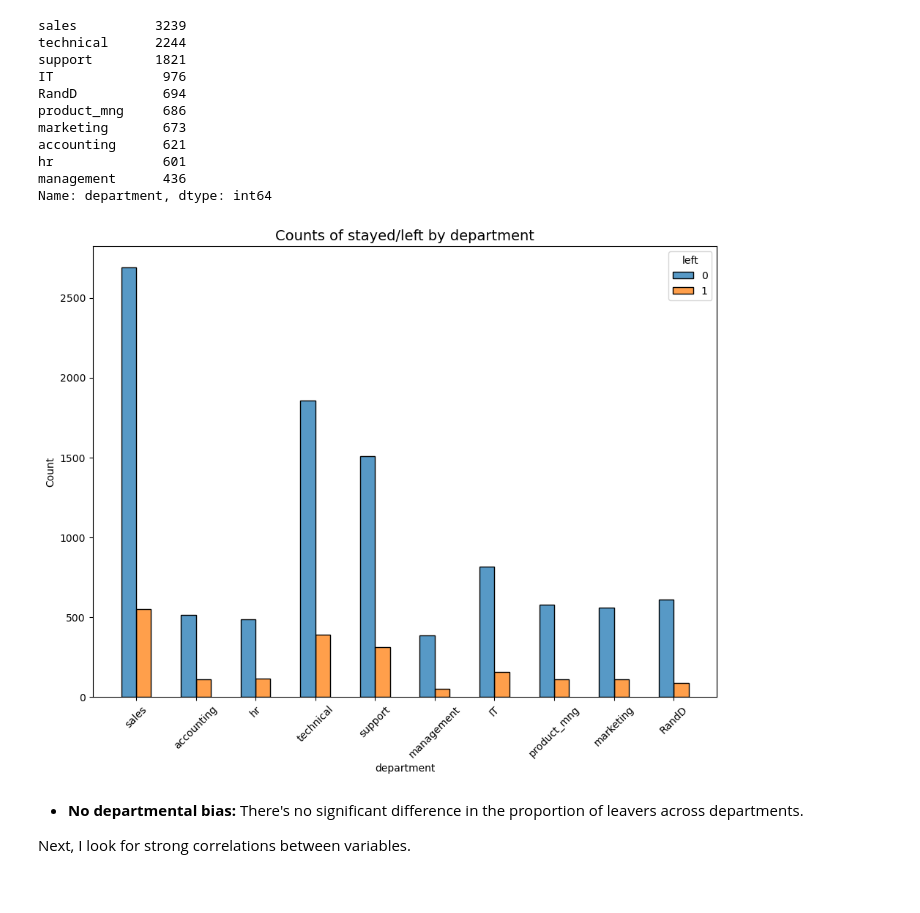
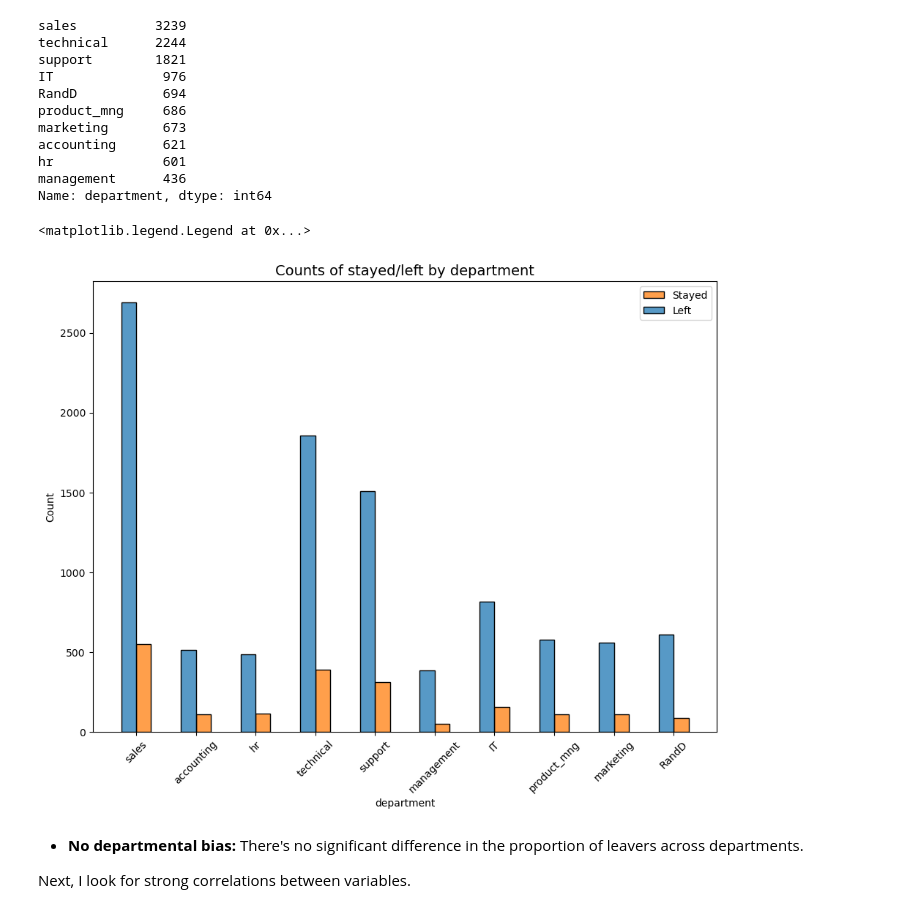
Before and after one commit to tim-yung/predicting_employee_retention, a Jupyter notebook: predicting_employee_retention.ipynb, the cells around one changed output. Drawn from its saved outputs; the diff is of its cells as text; code cells hidden in the pictures.

```diff
--- a/predicting_employee_retention.ipynb
+++ b/predicting_employee_retention.ipynb
@@ -437,12 +444,14 @@ Name: department, dtype: int64
 # %%
 # Create stacked histogram to compare department distribution of employees who left to that of employees who didn't
 plt.figure(figsize=(11,8))
 sns.histplot(data=df1, x='department', hue='left', discrete=1,
              hue_order=[0, 1], multiple='dodge', shrink=.5)
 plt.xticks(rotation=45)
-plt.title('Counts of stayed/left by department', fontsize=14);
+plt.title('Counts of stayed/left by department', fontsize=14)
+plt.legend(labels=['Stayed', 'Left'])
 # %% [output]
+<matplotlib.legend.Legend at 0x...>
-[figure, old version]
+[figure, new version]
 # %% [markdown]
 * **No departmental bias:** There's no significant difference in the proportion of leavers across departments.
 
```
Also changed, not shown: parts of 6 cells of this notebook.
